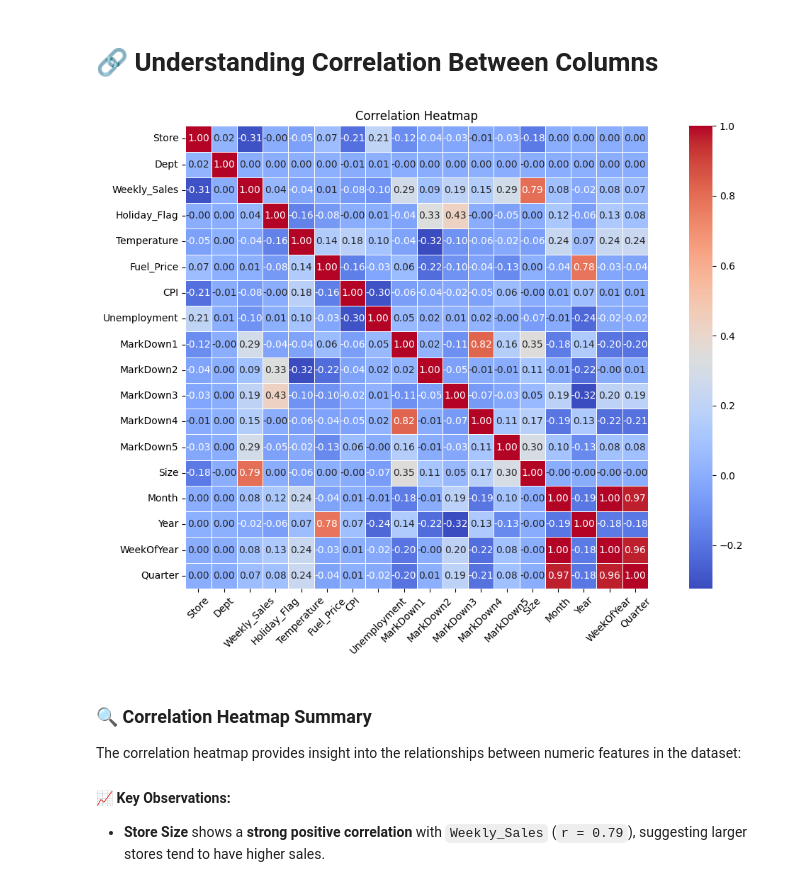
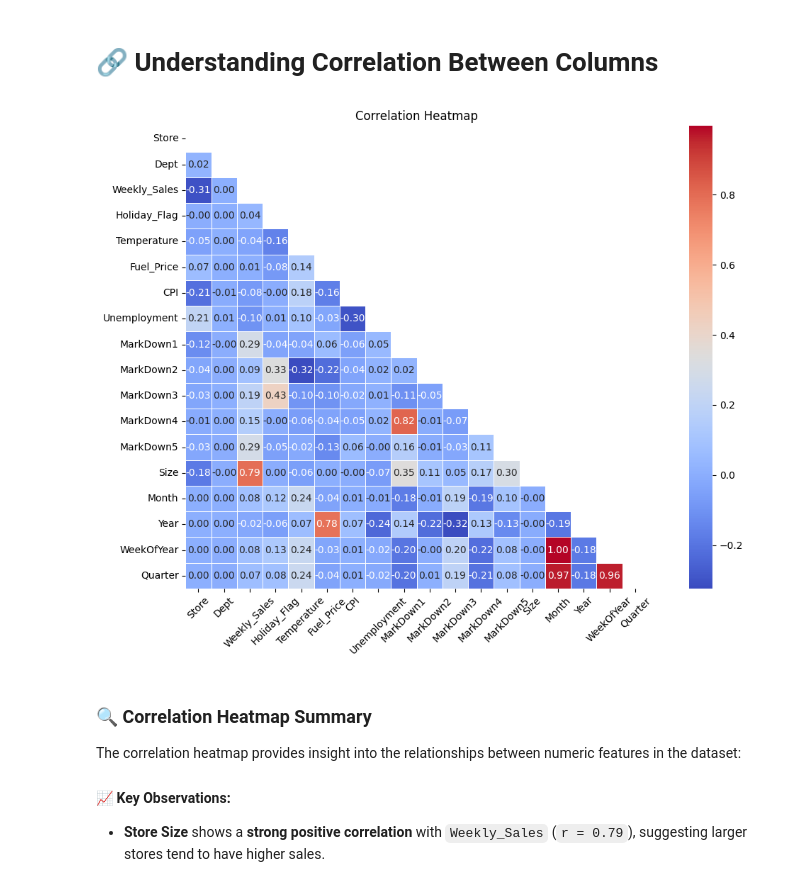
Before and after one commit to themastertm/sales-forecasting-and-optimization, a Jupyter notebook: Milestone #1 Deliverables/Exploratory Data Analysis.ipynb, the cells around one changed output. Cells and saved outputs as stored; diff of their text form; code cells hidden in the pictures.

```diff
--- a/Milestone #1 Deliverables/Exploratory Data Analysis.ipynb
+++ b/Milestone #1 Deliverables/Exploratory Data Analysis.ipynb
@@ -48,7 +48,7 @@ import numpy as np
 import matplotlib.pyplot as plt
 import seaborn as sns
 # %%
-dataset=pd.read_csv('../walmart.csv')
+dataset=pd.read_csv('E:/IBM Data Scientiest/Graduation Project/MileStone1/Uncleaned DataSet/walmart.csv')
 # %%
 dataset.shape
 # %% [output]
@@ -218,8 +239,6 @@ Size                     int64
 dtype: object
 # %%
 #Engineering Time-Related Features
-dataset["DayOfWeek"] = dataset["Date"].dt.day_name()
-dataset["IsWeekend"] = dataset["DayOfWeek"].isin([5, 6])       # Saturday or Sunday
 dataset["Month"] = dataset["Date"].dt.month
 dataset["Year"] = dataset["Date"].dt.year
 dataset["WeekOfYear"] = dataset["Date"].dt.isocalendar().week
@@ -267,19 +286,22 @@ dataset.head()
 # %%
 numeric_df = dataset.select_dtypes(include=["number"])
 
 # Compute correlation matrix
 corr_matrix = numeric_df.corr()
 
+# Create a mask for the upper triangle
+mask = np.triu(np.ones_like(corr_matrix, dtype=bool))
+
 # Plot the heatmap
 plt.figure(figsize=(12, 8))
-sns.heatmap(corr_matrix, annot=True, fmt=".2f", cmap="coolwarm", square=True, linewidths=0.5)
+sns.heatmap(corr_matrix, mask=mask, annot=True, fmt=".2f", cmap="coolwarm", square=True, linewidths=0.5)
 plt.title("Correlation Heatmap")
 plt.xticks(rotation=45)
 plt.yticks(rotation=0)
 plt.tight_layout()
 plt.show()
 # %% [output]
-[figure, old version]
+[figure, new version]
 # %% [markdown]
 ### 🔍 Correlation Heatmap Summary
 
```
Also changed, not shown: parts of 32 cells of this notebook, 2 other files.
